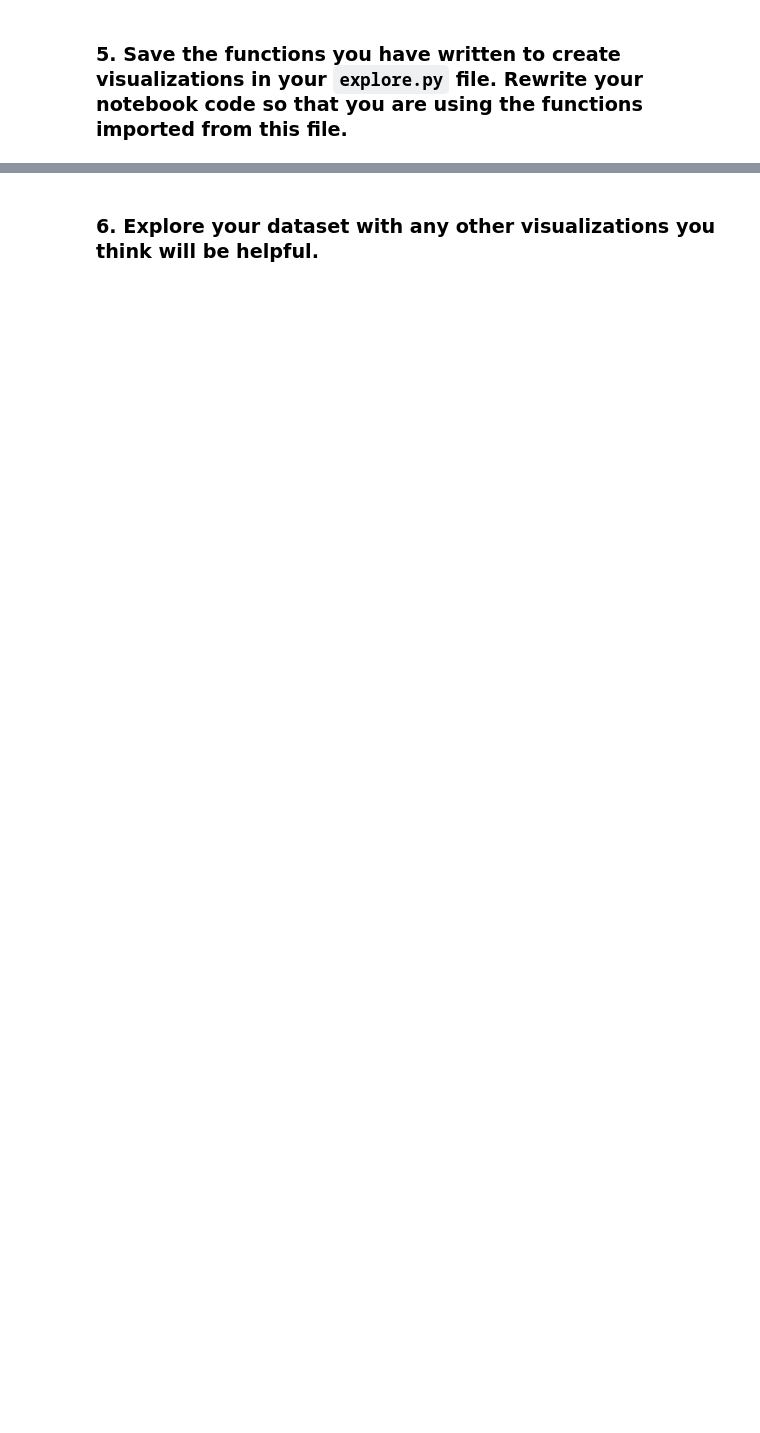
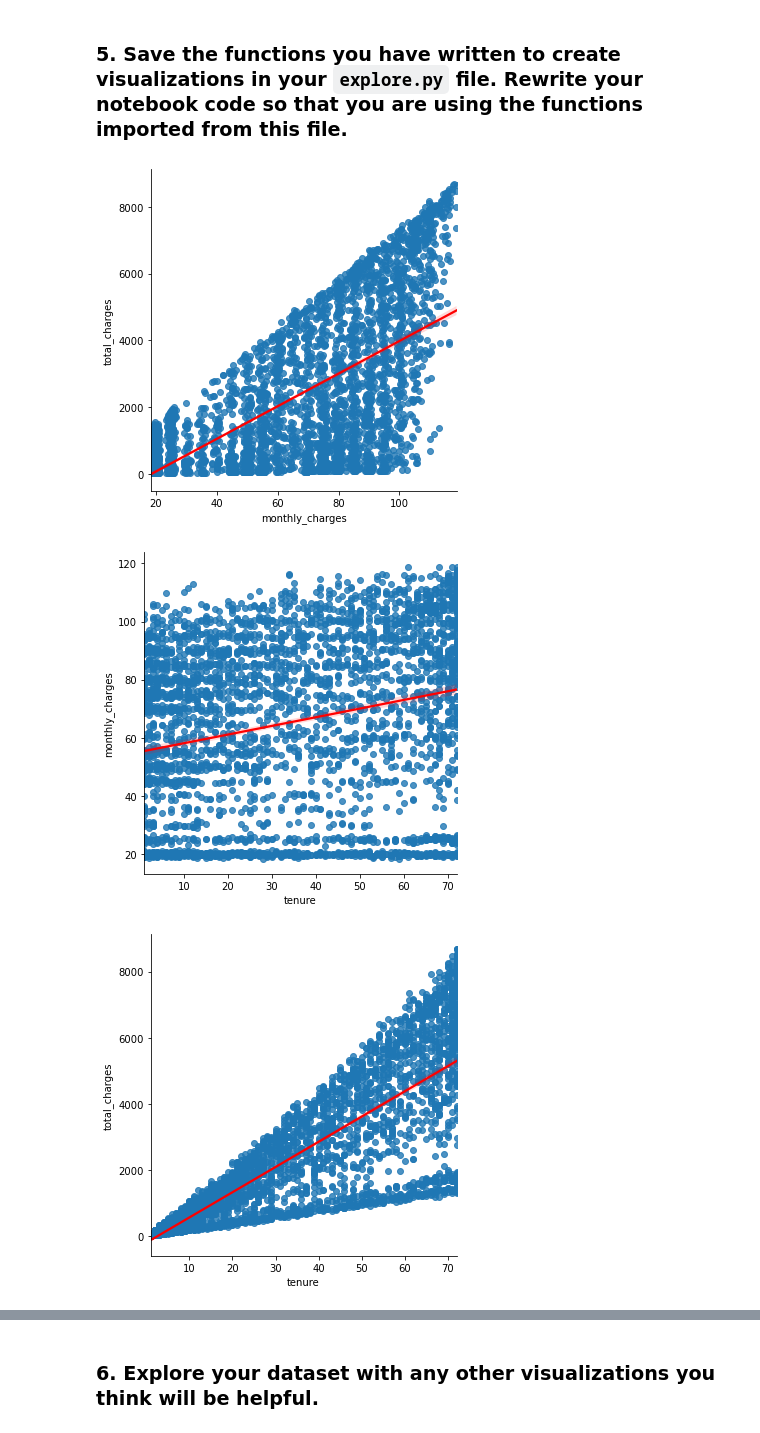
Before and after one commit to sophia-stewart/regression-exercises, a Jupyter notebook: explore.ipynb, the cells around one changed output, grey strips where cells are left out. Cells and saved outputs as stored; diff of their text form; code cells hidden in the pictures; blank space fills up the shorter version.

```diff
--- a/explore.ipynb
+++ b/explore.ipynb
@@ -206,2 +305,13 @@ plot_categorical_and_continuous_vars(train, 'has_paperless_billing', 'monthly_ch
 # %% [markdown]
 ### 5. Save the functions you have written to create visualizations in your `explore.py` file. Rewrite your notebook code so that you are using the functions imported from this file.
+# %%
+# import module
+import explore
+# define columns to be plotted
+cols=['monthly_charges', 'total_charges', 'tenure']
+# run plot_variable_pairs function
+explore.plot_variable_pairs(train, cols, x_vars='tenure')
+# %% [output]
+[figure, added]
+[figure, added]
+[figure, added]
```
Also changed, not shown: parts of 26 cells of this notebook, 2 other files.
